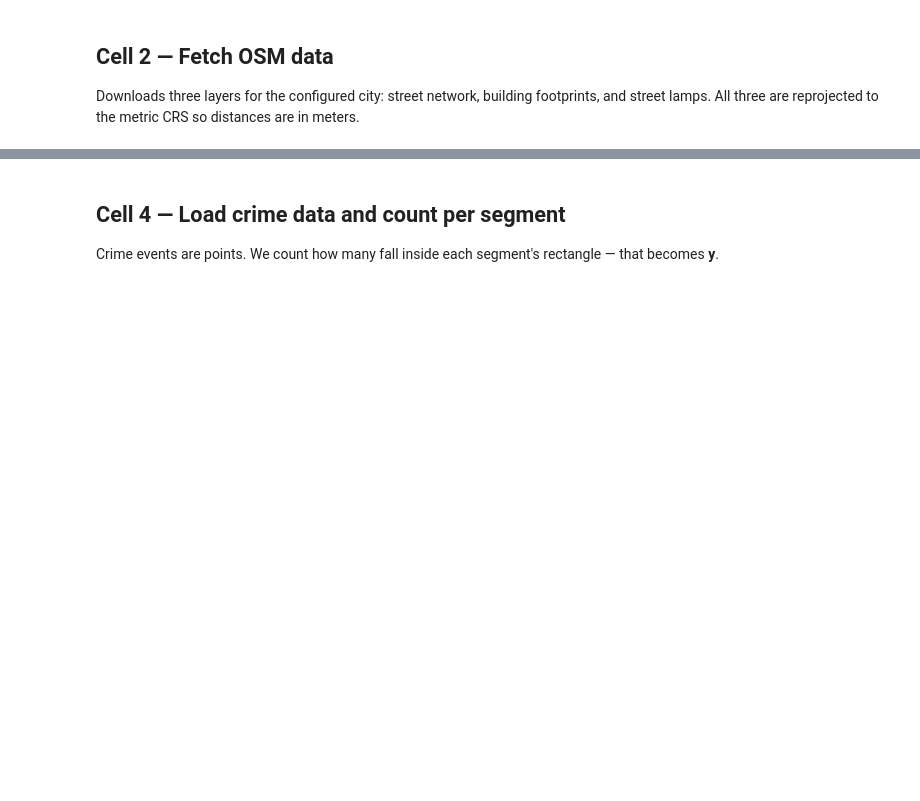
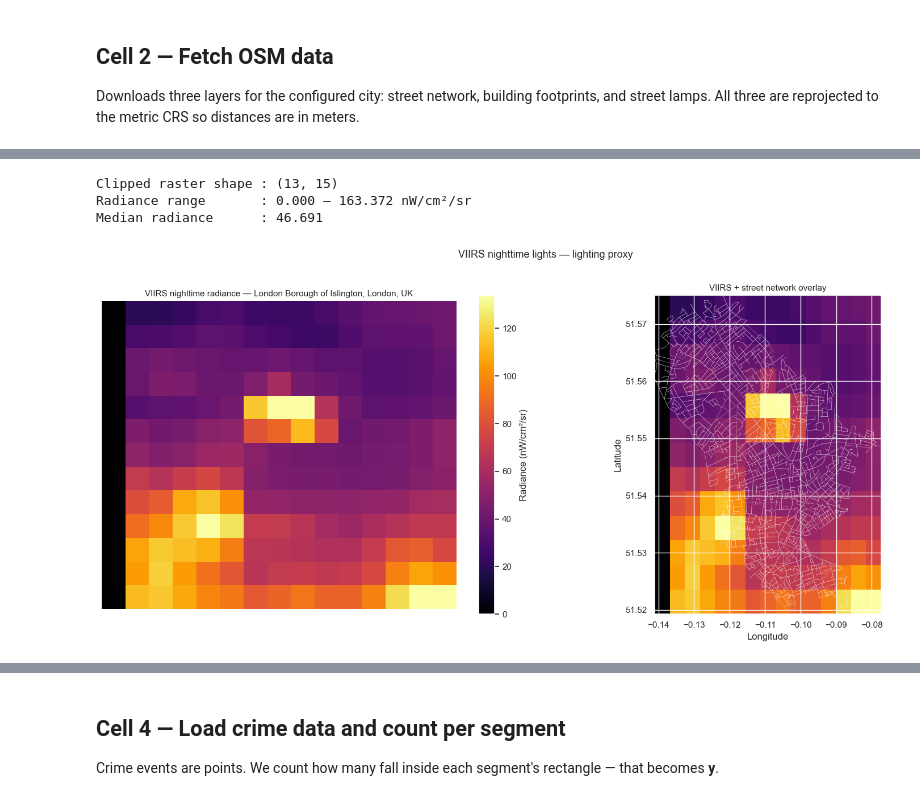
Before and after one commit to lakzhmy/DataEncoding_G02_Urban-Safety, a Jupyter notebook: London_ClassificationML.ipynb, the cells around one changed output, grey strips where cells are left out. Cells and saved outputs as stored; diff of their text form; code cells hidden in the pictures; blank space fills up the shorter version.

```diff
--- a/London_ClassificationML.ipynb
+++ b/London_ClassificationML.ipynb
@@ -91,0 +183,53 @@ and compute the 4 features inside it.
+# %%
+# ── Clip raster to study area bounding box ───────────────────────────────
+study_bounds = edges.to_crs('EPSG:4326').total_bounds  # WGS84: minx,miny,maxx,maxy
+clip_box = box(*study_bounds)
+
+with rasterio.open(VIIRS_TIF) as src:
+    clipped, clipped_transform = rio_mask(src, [clip_box], crop=True, nodata=src.nodata)
+    clipped_meta = src.meta.copy()
+    clipped_nodata = src.nodata
+
+radiance = clipped[0].astype(float)
+if clipped_nodata is not None:
+    radiance[radiance == clipped_nodata] = np.nan
+
+print(f'Clipped raster shape : {radiance.shape}')
+print(f'Radiance range       : {np.nanmin(radiance):.3f} – {np.nanmax(radiance):.3f} nW/cm²/sr')
+print(f'Median radiance      : {np.nanmedian(radiance):.3f}')
+
+# ── Plot raster over study area ───────────────────────────────────────────
+fig, axes = plt.subplots(1, 2, figsize=(16, 7))
+
+# VIIRS raster alone
+im = axes[0].imshow(
+    radiance, cmap='inferno',
+    vmin=np.nanpercentile(radiance, 2),
+    vmax=np.nanpercentile(radiance, 98)
+)
+plt.colorbar(im, ax=axes[0], label='Radiance (nW/cm²/sr)')
+axes[0].set_title(f'VIIRS nighttime radiance — {OSM_PLACE}', fontsize=11)
+axes[0].axis('off')
+
+# Street network overlaid
+edges_wgs = edges.to_crs('EPSG:4326')
+axes[1].imshow(
+    radiance, cmap='inferno',
+    extent=[study_bounds[0], study_bounds[2], study_bounds[1], study_bounds[3]],
+    vmin=np.nanpercentile(radiance, 2),
+    vmax=np.nanpercentile(radiance, 98),
+    origin='upper'
+)
+edges_wgs.plot(ax=axes[1], linewidth=0.4, color='white', alpha=0.5)
+axes[1].set_title('VIIRS + street network overlay', fontsize=11)
+axes[1].set_xlabel('Longitude')
+axes[1].set_ylabel('Latitude')
+
+plt.suptitle('VIIRS nighttime lights — lighting proxy', fontsize=13, y=1.01)
+plt.tight_layout()
+plt.show()
+# %% [output]
+Clipped raster shape : (13, 15)
+Radiance range       : 0.000 – 163.372 nW/cm²/sr
+Median radiance      : 46.691
+[figure, added]
```
Also changed, not shown: parts of 15 cells of this notebook, 5 other files.
